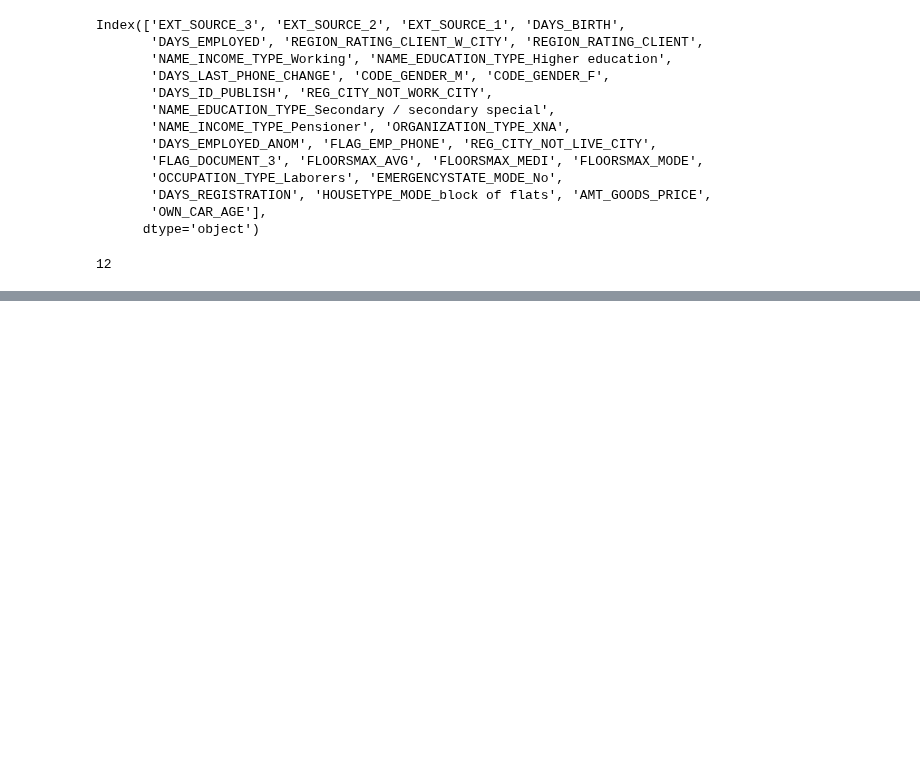
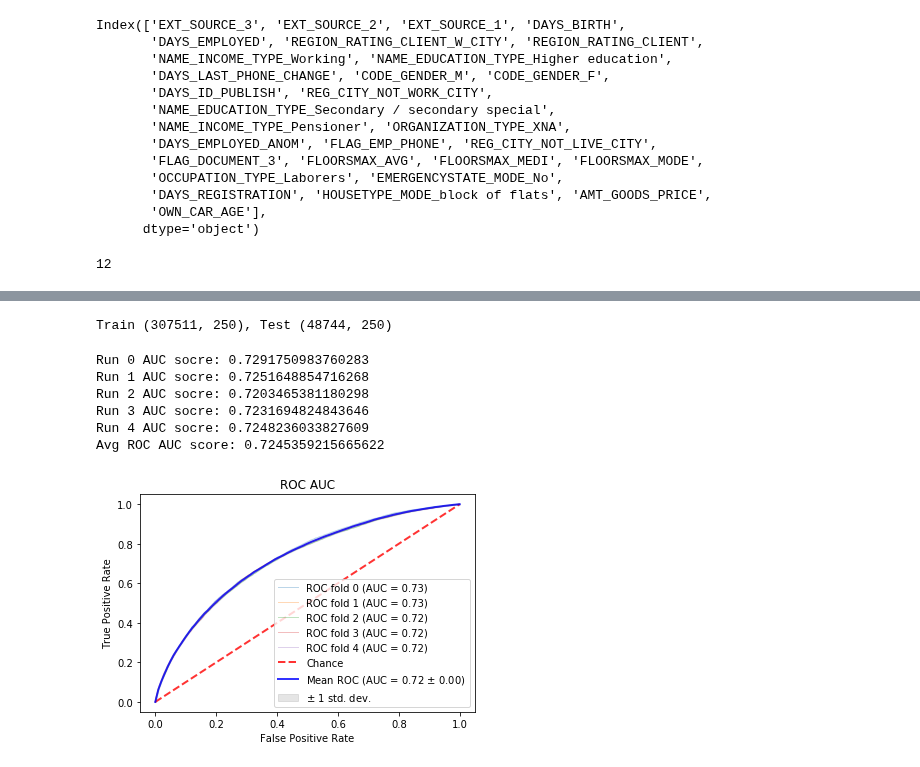
Before and after one commit to tobyfielding1/data-mining, a Jupyter notebook: src/polynomial_features.ipynb, the cells around one changed output, grey strips where cells are left out. Saved outputs shown, nothing was run; the diff lists cells and outputs as text; code cells hidden in the pictures; blank space fills up the shorter version.

Commit message:
Big clean up for poly feats notebook - now uses utils and model

```diff
--- a/src/polynomial_features.ipynb
+++ b/src/polynomial_features.ipynb
@@ -318,17 +198,0 @@ print(set(train_poly.columns).difference(set(test_poly.columns)))
-# %%
-# run gbm with the added poly feature this time
-
-# gbm run for features
-train_X, test_X , train_Y= align_data(train_poly, test_poly)
-train_X = train_X.drop(columns=['TARGET'])
-train_X = train_X.drop(columns=['SK_ID_CURR'])
-test_X = test_X.drop(columns=['SK_ID_CURR'])
-print('Training Data Shape: ', train_X.shape); print('Testing Data Shape: ', test_X.shape)
-feature_names = train_X.columns
-train_X, test_X = normalise(train_X, test_X)
-
-# test_Y, feature_importances, score_metrics = gbm_basic(train_X, train_Y, test_X, feature_names,
-#                                                        model_save_path="../models/lgbm_poly_feats.pickle" ,n_folds=5)
-
-# print(score_metrics)
-# create_and_save_submission(test_imputed, test_Y, save_path='../test_predictions/lgbm_poly_feats.csv')
@@ -358,10 +198,0 @@ Predictions saved to:  ../test_predictions/lgbm_poly_feats.csv
-# %%
-# train_poly = mean_impute(train_poly)
-# test_poly = mean_impute(test_poly)
-train_X, test_X , train_Y= align_data(train_poly, test_poly)
-train_X = train_X.drop(columns=['TARGET'])
-train_X = train_X.drop(columns=['SK_ID_CURR'])
-test_X = test_X.drop(columns=['SK_ID_CURR'])
-print('Training Data Shape: ', train_X.shape); print('Testing Data Shape: ', test_X.shape)
-feature_names = train_X.columns
-train_X, test_X = normalise(train_X, test_X)
@@ -494,0 +199,27 @@ Predictions saved to:  ../test_predictions/log_reg_tuned_poly_feats.csv
+# %%
+'''Prepare test and train data so it can be used for classifier models'''
+# need to drop TARGET and SK_ID_CURR
+train_X = train_poly.drop(columns=['TARGET', 'SK_ID_CURR'],inplace=False)
+feature_names = train_X.columns # required to create feature importances in gbm_basic
+test_X = test_poly.drop(columns=['SK_ID_CURR'], inplace= False)
+
+# convert from dataframes to arrays
+train_X = train_X.values
+test_X = test_X.values
+
+print("Train {}, Test {}".format(train_X.shape, test_X.shape))
+# %% [output]
+Train (307511, 250), Test (48744, 250)
+# %%
+''' Create logistic regression classifier for baseline model, and score using ROC AUC '''
+model, predictions = baseline_log_reg(train_X, train_Y, test_X, save_path=None, C=0.0001) # don't save model as save_path=None
+cross_val_roc_curve(train_X, train_Y, model)
+# create_and_save_submission(test_ids, predictions, "../test_predictions/filename.csv") # Add filename
+# %% [output]
+Run 0 AUC socre: 0.7291750983760283
+Run 1 AUC socre: 0.7251648854716268
+Run 2 AUC socre: 0.7203465381180298
+Run 3 AUC socre: 0.7231694824843646
+Run 4 AUC socre: 0.7248236033827609
+Avg ROC AUC score: 0.7245359215665622
+[figure, added]
```
Also changed, not shown: parts of 22 cells of this notebook.
